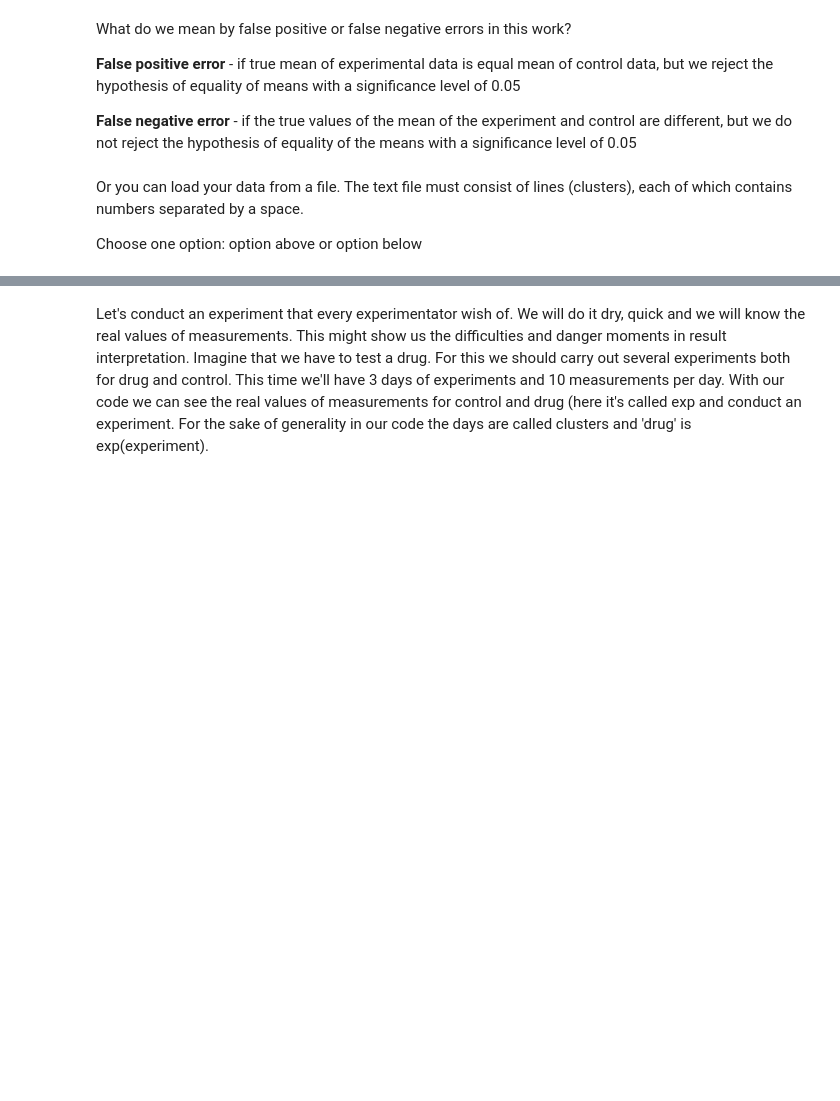
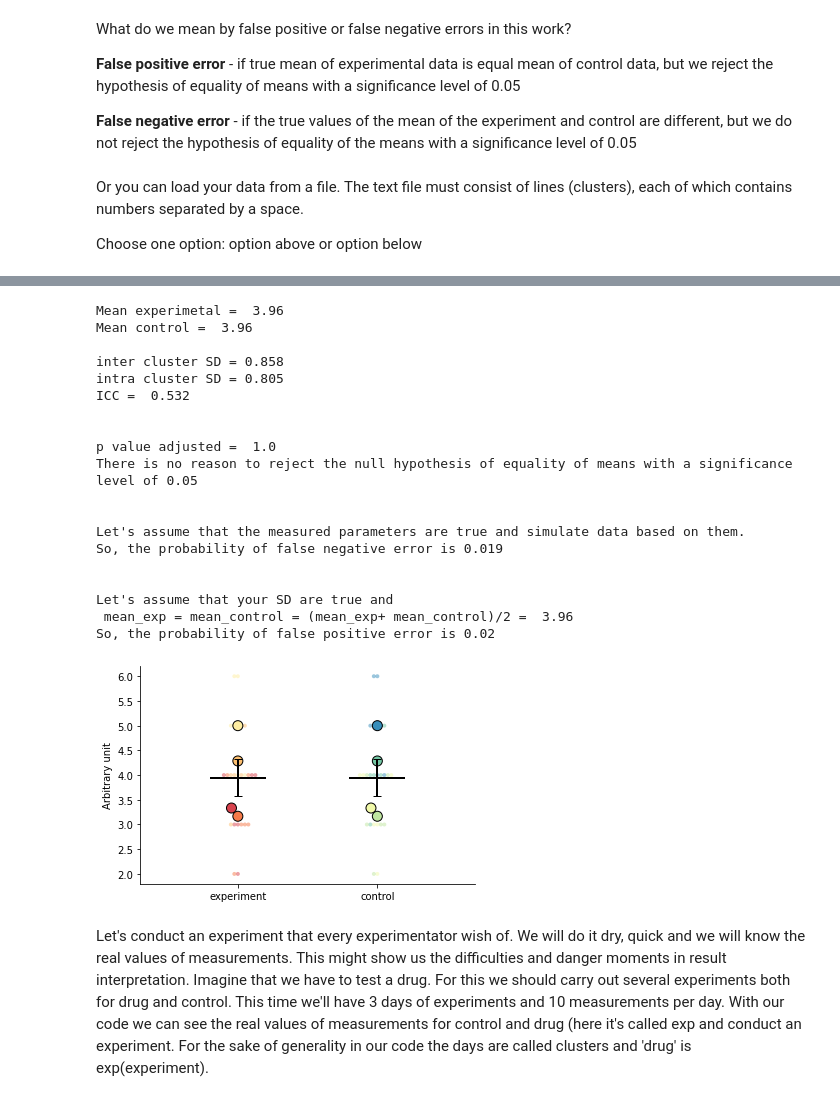
Before and after one commit to juliaLopanskaia/biostastics_article, a Jupyter notebook: new/examples.ipynb, the cells around one changed output, grey strips where cells are left out. Cells and saved outputs as stored; diff of their text form; code cells hidden in the pictures; blank space fills up the shorter version.

```diff
--- a/new/examples.ipynb
+++ b/new/examples.ipynb
@@ -58,3 +64,29 @@ So, the probability of false positive error is 0.045
+# %%
+data_exp = read_file_csv(r'C:\Users\Igor\Desktop\example_data.csv')#Your path to the file
+data_control = read_file_csv(r'C:\Users\Igor\Desktop\example_data.csv')#Your path to the file
+# %%
+analyze(data_exp, data_control)
+# %% [output]
+Mean experimetal =  3.96
+Mean control =  3.96
+
+inter cluster SD = 0.858
+intra cluster SD = 0.805
+ICC =  0.532
+
+
+p value adjusted =  1.0
+There is no reason to reject the null hypothesis of equality of means with a significance level of 0.05
+
+
+Let's assume that the measured parameters are true and simulate data based on them.
+So, the probability of false negative error is 0.019
+
+
+Let's assume that your SD are true and
+ mean_exp = mean_control = (mean_exp+ mean_control)/2 =  3.96
+So, the probability of false positive error is 0.02
+[figure, added]
 # %% [markdown]
 Let's conduct an experiment that every experimentator wish of. We will do it dry, quick and we will know the real values of measurements. This might show us the difficulties and danger moments in result interpretation.
 Imagine that we have to test a drug. For this we should carry out several experiments both for drug and control. This time we'll have 3 days of experiments and 10 measurements per day. With our code we can see the real values of measurements for control and drug (here it's called exp and conduct an experiment. For the sake of generality in our code the days are called clusters and 'drug' is exp(experiment).
```
Also changed, not shown: parts of 6 cells of this notebook, 2 other files.
